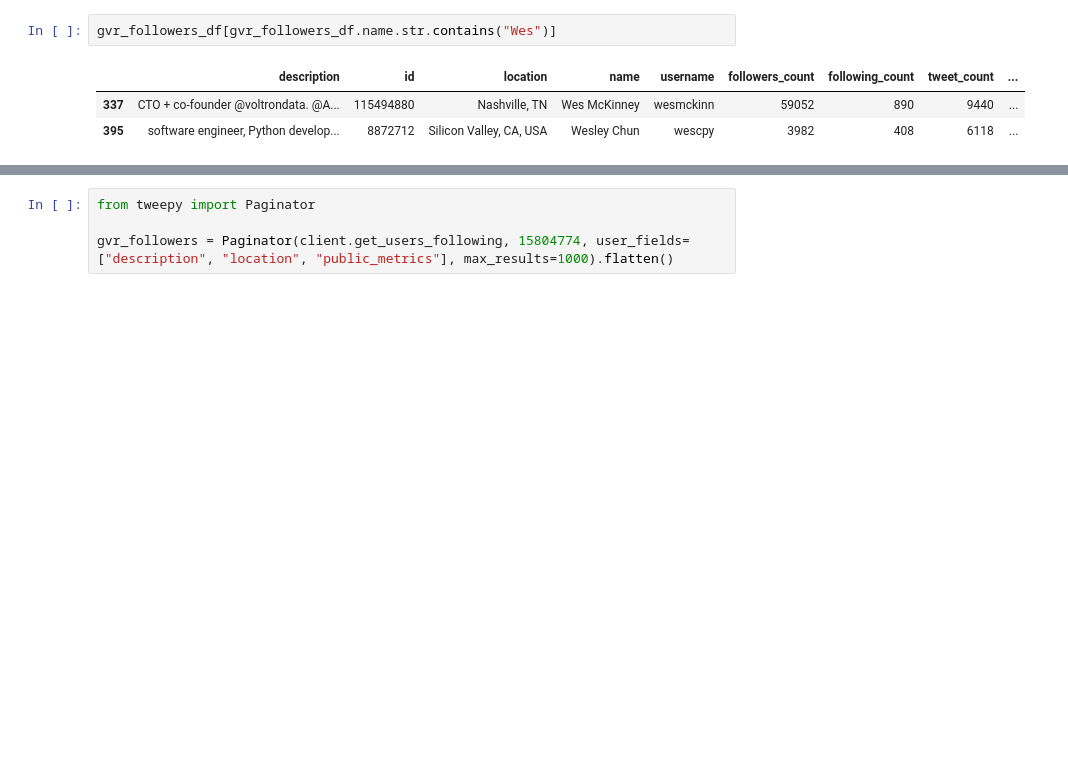
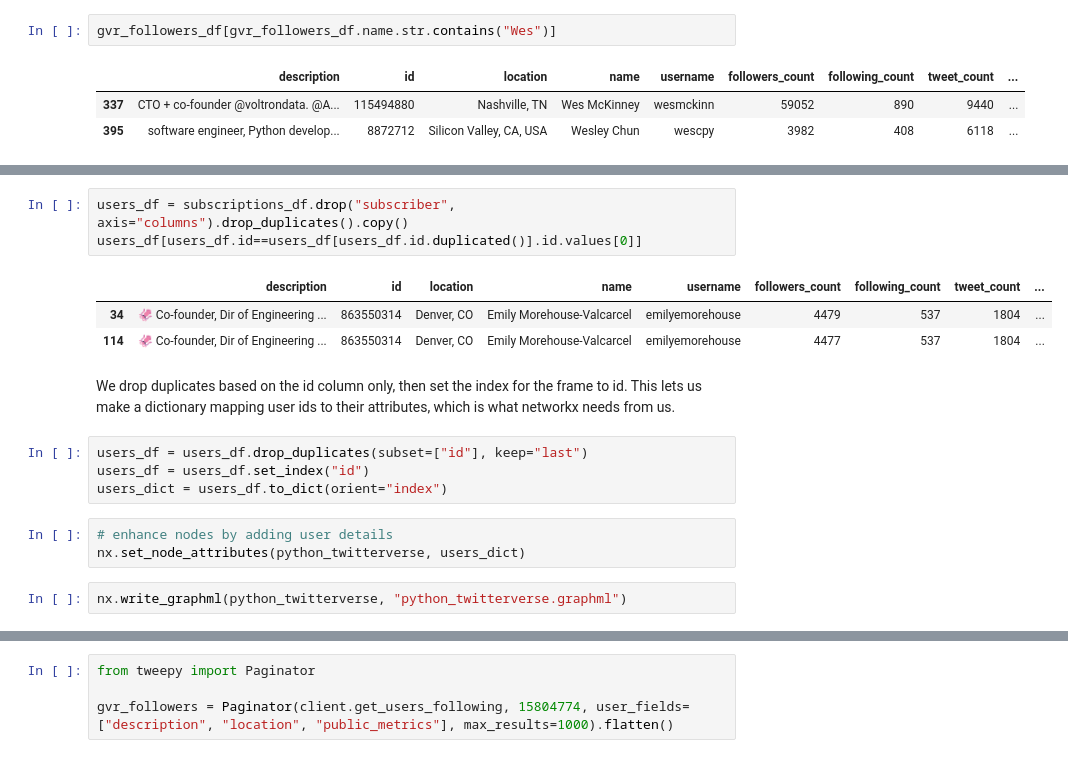
Before and after one commit to oneextrafact/python-twitterverse, a Jupyter notebook: notebooks/1.0-daveg-python-social-network.ipynb, the cells around one changed output, grey strips where cells are left out. Drawn from its saved outputs; the diff is of its cells as text; blank space fills up the shorter version.

```diff
--- a/notebooks/1.0-daveg-python-social-network.ipynb
+++ b/notebooks/1.0-daveg-python-social-network.ipynb
@@ -104,0 +192,18 @@ gvr_followers[0][0]
+# %%
+users_df = subscriptions_df.drop("subscriber", axis="columns").drop_duplicates().copy()
+users_df[users_df.id==users_df[users_df.id.duplicated()].id.values[0]]
+# %% [output]
+|  | description | id | location | name | username | followers_count | following_count | tweet_count | ... |
+| 34 | 🦑 Co-founder, Dir of Engineering ... | 863550314 | Denver, CO | Emily Morehouse-Valcarcel | emilyemorehouse | 4479 | 537 | 1804 | ... |
+| 114 | 🦑 Co-founder, Dir of Engineering ... | 863550314 | Denver, CO | Emily Morehouse-Valcarcel | emilyemorehouse | 4477 | 537 | 1804 | ... |
+# %% [markdown]
+We drop duplicates based on the id column only, then set the index for the frame to id. This lets us make a dictionary mapping user ids to their attributes, which is what networkx needs from us.
+# %%
+users_df = users_df.drop_duplicates(subset=["id"], keep="last")
+users_df = users_df.set_index("id")
+users_dict = users_df.to_dict(orient="index")
+# %%
+# enhance nodes by adding user details
+nx.set_node_attributes(python_twitterverse, users_dict)
+# %%
+nx.write_graphml(python_twitterverse, "python_twitterverse.graphml")
```
Also changed, not shown: parts of 31 cells of this notebook.
